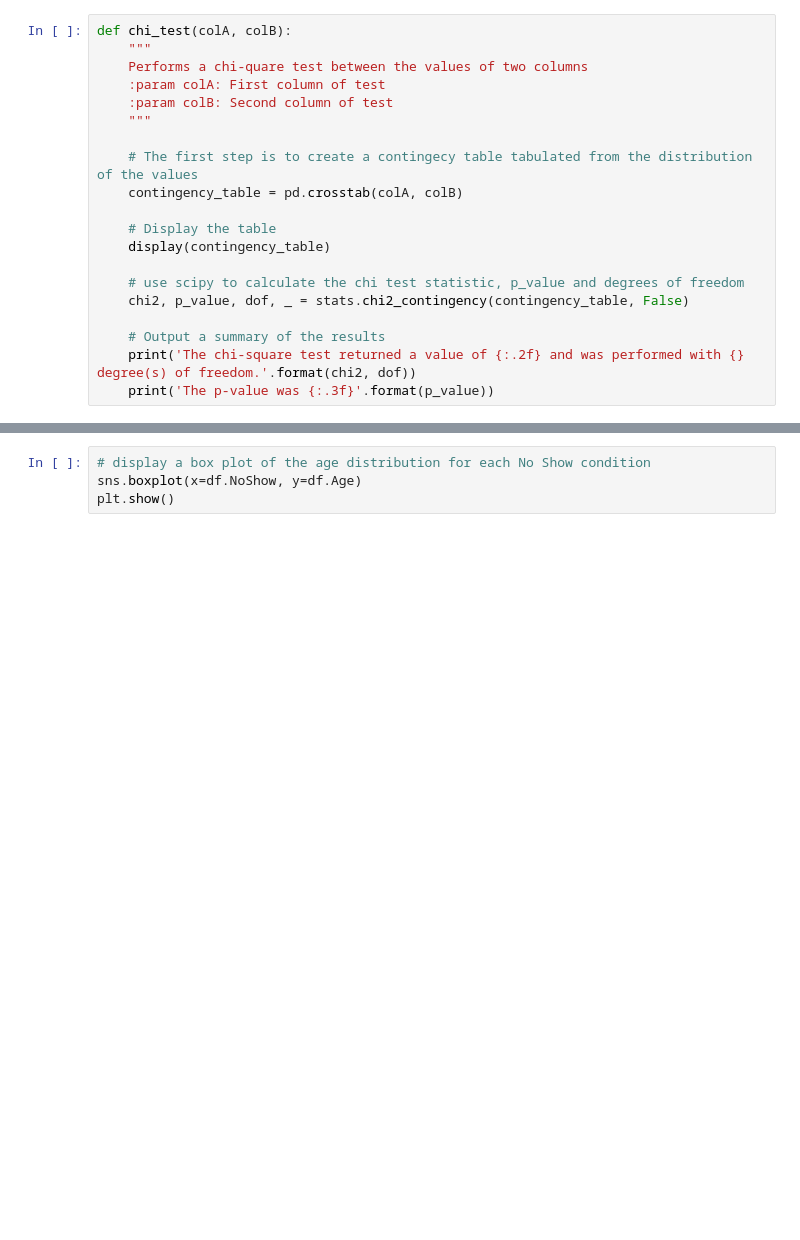
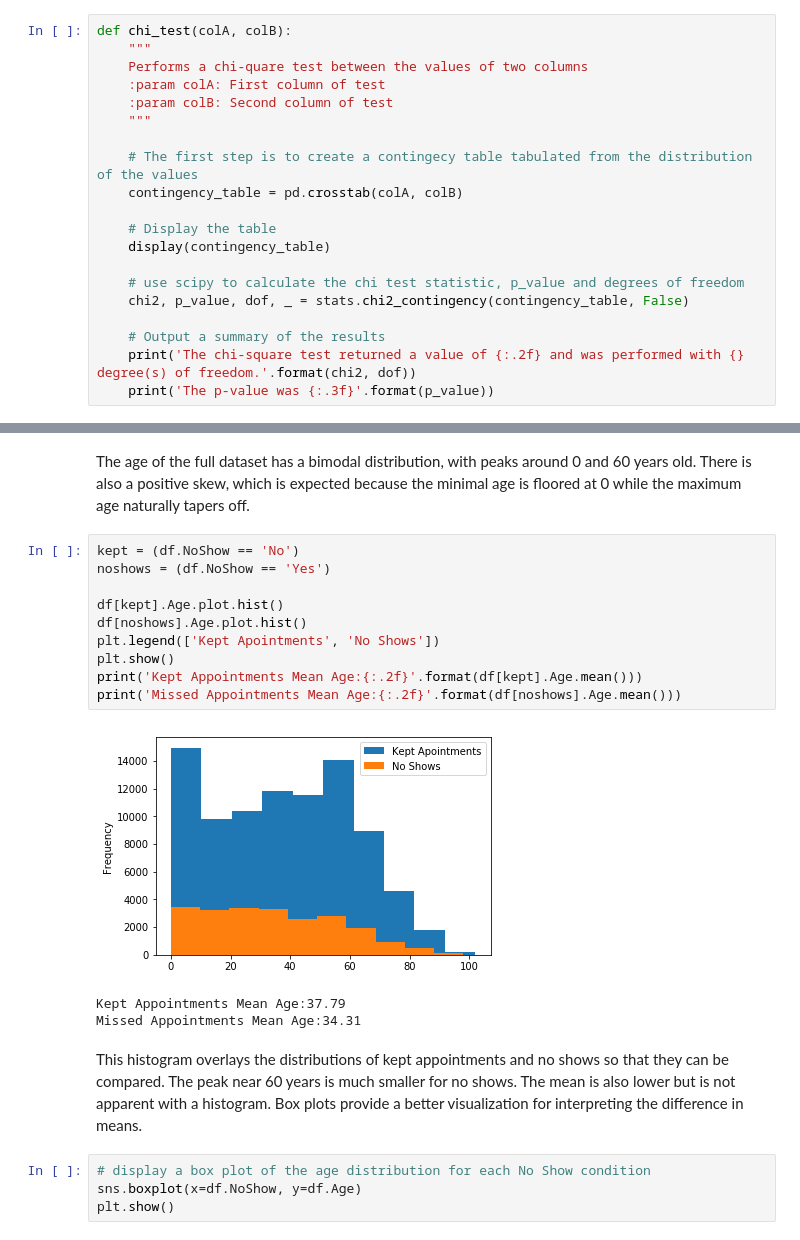
Before and after one commit to shawnemhe/udacity-data-analyst, a Jupyter notebook: p2/Investigate_a_Dataset.ipynb, the cells around one changed output, grey strips where cells are left out. Saved outputs shown, nothing was run; the diff lists cells and outputs as text; blank space fills up the shorter version.

```diff
--- a/p2-investigate-a-dataset/Investigate_a_Dataset.ipynb
+++ b/p2/Investigate_a_Dataset.ipynb
@@ -248,3 +258,21 @@ def chi_test(colA, colB):
+# %% [markdown]
+The age of the full dataset has a bimodal distribution, with peaks around 0 and 60 years old. There is also a positive skew, which is expected because the minimal age is floored at 0 while the maximum age naturally tapers off.
+# %%
+kept = (df.NoShow == 'No')
+noshows = (df.NoShow == 'Yes')
+
+df[kept].Age.plot.hist()
+df[noshows].Age.plot.hist()
+plt.legend(['Kept Apointments', 'No Shows'])
+plt.show()
+print('Kept Appointments Mean Age:{:.2f}'.format(df[kept].Age.mean()))
+print('Missed Appointments Mean Age:{:.2f}'.format(df[noshows].Age.mean()))
+# %% [output]
+[figure, added]
+Kept Appointments Mean Age:37.79
+Missed Appointments Mean Age:34.31
+# %% [markdown]
+This histogram overlays the distributions of kept appointments and no shows so that they can be compared. The peak near 60 years is much smaller for no shows. The mean is also lower but is not apparent with a histogram. Box plots provide a better visualization for interpreting the difference in means.
 # %%
 # display a box plot of the age distribution for each No Show condition
 sns.boxplot(x=df.NoShow, y=df.Age)
```
Also changed, not shown: parts of 4 cells of this notebook, 7 other files.
